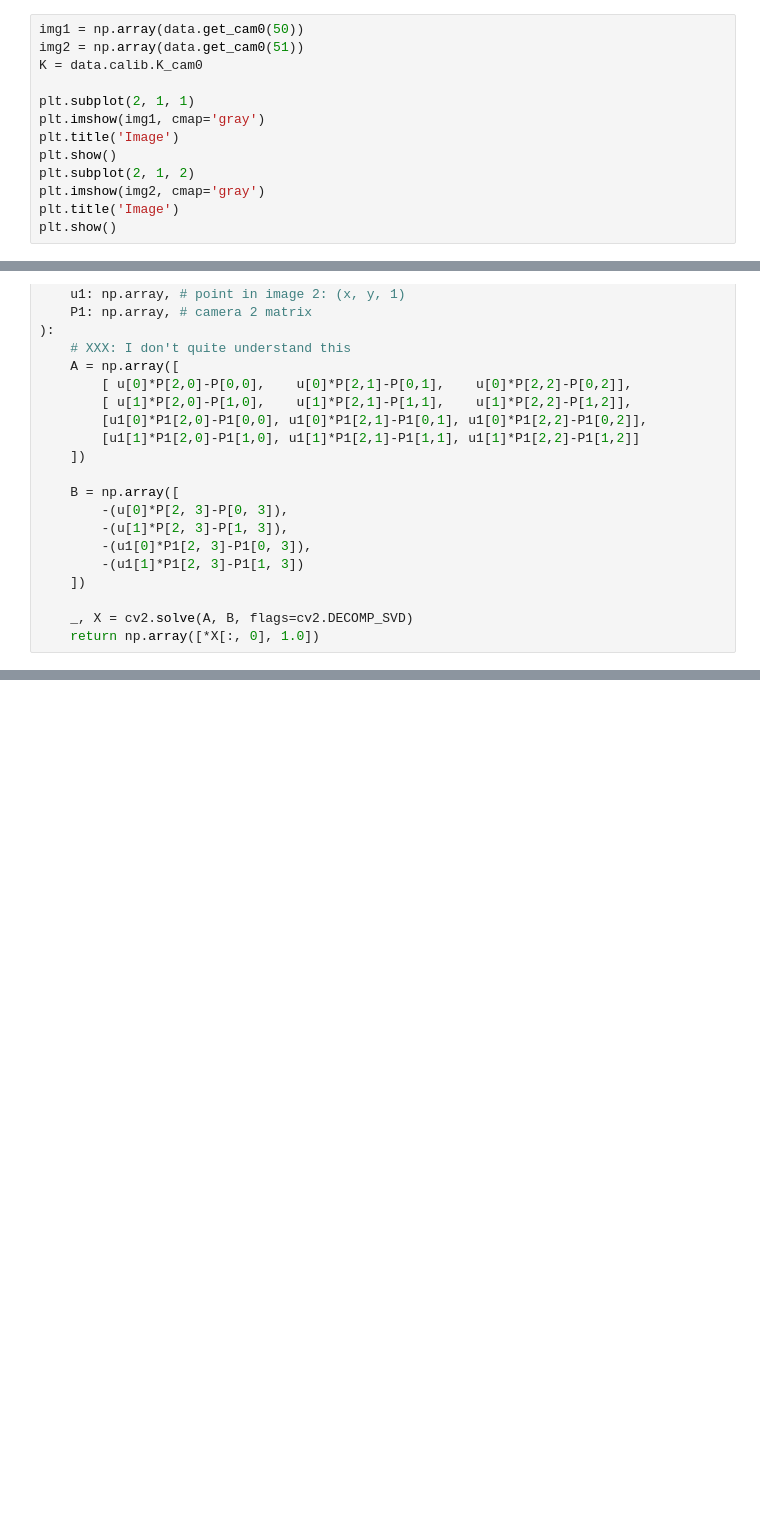
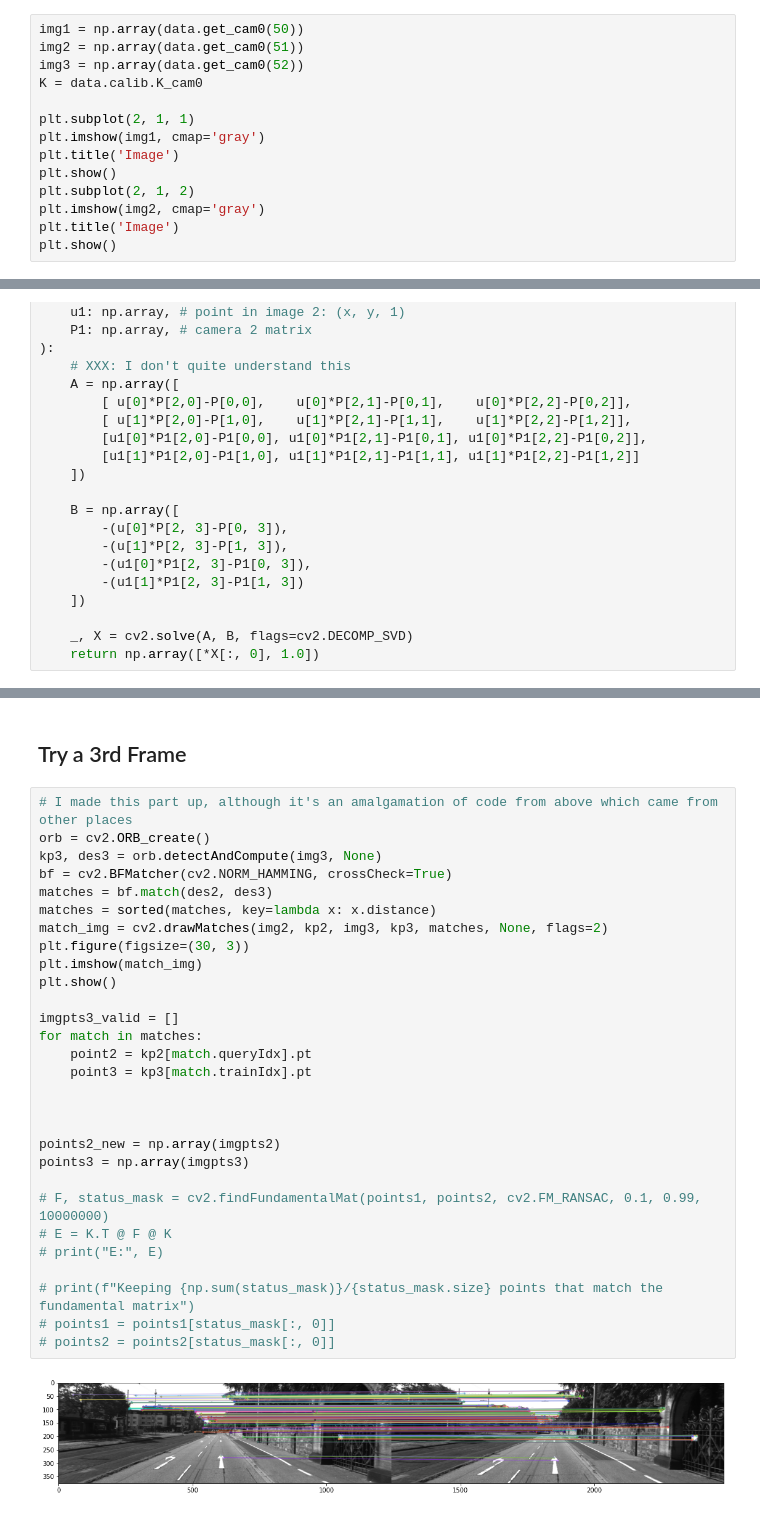
Before and after one commit to ariporad/comprobo-vision-project, a Jupyter notebook: main.ipynb, the cells around one changed output, grey strips where cells are left out. Drawn from its saved outputs; the diff is of its cells as text; blank space fills up the shorter version.

Commit message:
WIP: feat: 3rd frame

```diff
--- a/main.ipynb
+++ b/main.ipynb
@@ -12,6 +12,7 @@ data = pykitti.raw(kitty_dir, kitty_date, kitty_drive)
 # %%
 img1 = np.array(data.get_cam0(50))
 img2 = np.array(data.get_cam0(51))
+img3 = np.array(data.get_cam0(52))
 K = data.calib.K_cam0
 
 plt.subplot(2, 1, 1)
@@ -164,0 +219,33 @@ triangulate_points(points1, points2, K, P, P1)
+# %% [markdown]
+## Try a 3rd Frame
+# %%
+# I made this part up, although it's an amalgamation of code from above which came from other places
+orb = cv2.ORB_create()
+kp3, des3 = orb.detectAndCompute(img3, None)
+bf = cv2.BFMatcher(cv2.NORM_HAMMING, crossCheck=True)
+matches = bf.match(des2, des3)
+matches = sorted(matches, key=lambda x: x.distance)
+match_img = cv2.drawMatches(img2, kp2, img3, kp3, matches, None, flags=2)
+plt.figure(figsize=(30, 3))
+plt.imshow(match_img)
+plt.show()
+
+imgpts3_valid = []
+for match in matches:
+	point2 = kp2[match.queryIdx].pt
+	point3 = kp3[match.trainIdx].pt
+
+
+
+points2_new = np.array(imgpts2)
+points3 = np.array(imgpts3)
+
+# F, status_mask = cv2.findFundamentalMat(points1, points2, cv2.FM_RANSAC, 0.1, 0.99, 10000000)
+# E = K.T @ F @ K
+# print("E:", E)
+
+# print(f"Keeping {np.sum(status_mask)}/{status_mask.size} points that match the fundamental matrix")
+# points1 = points1[status_mask[:, 0]]
+# points2 = points2[status_mask[:, 0]]
+# %% [output]
+[figure, added]
```
Also changed, not shown: parts of 8 cells of this notebook.
